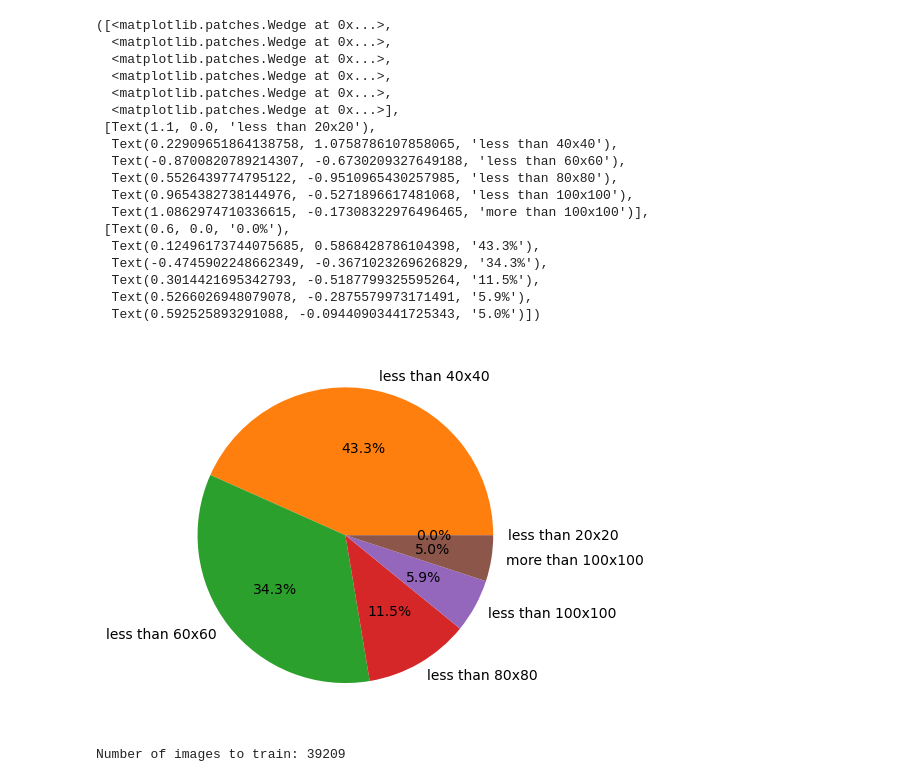
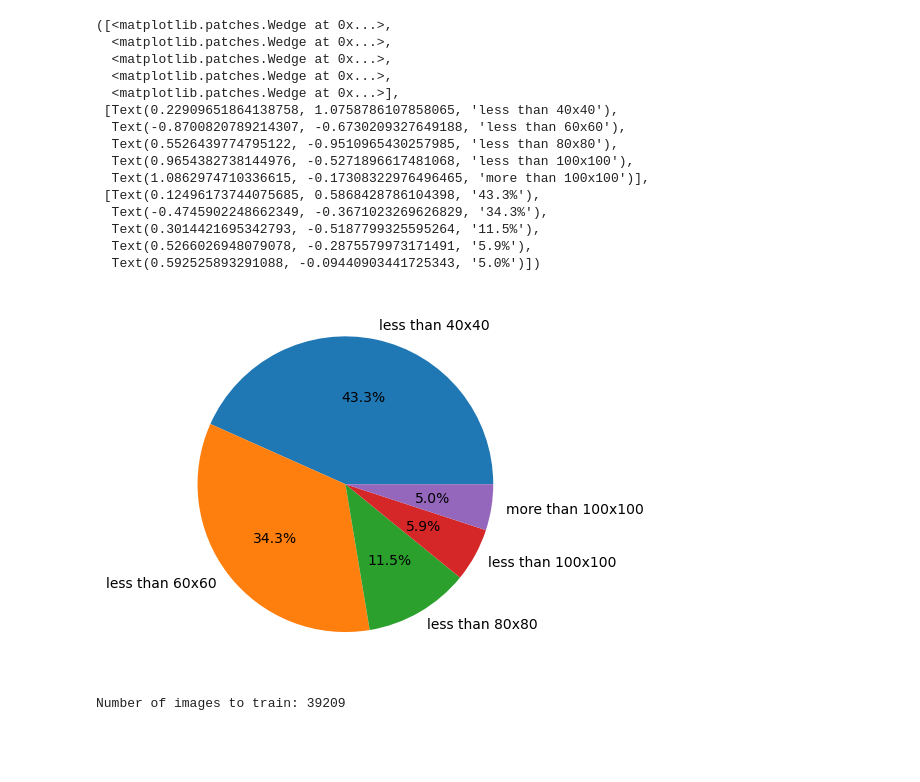
Before and after one commit to EmanGM/TAA-project1, a Jupyter notebook: code/Data Analysis.ipynb, the cells around one changed output. Saved outputs shown, nothing was run; the diff lists cells and outputs as text; code cells hidden in the pictures; blank space fills up the shorter version.

```diff
--- a/code/Data Analysis.ipynb
+++ b/code/Data Analysis.ipynb
@@ -9,42 +9,38 @@ from collections import Counter, OrderedDict
 train_dataset = []
 train_dimensions = []
 with open("../archive/Train.csv", "r") as train_stats:
     for line in train_stats:
         if not line.startswith("Width"):
             columns = line.split(",")
             train_dataset.append(int(columns[-2]))
             train_dimensions.append(int(columns[0]) * int(columns[0]))
 
 train_dimensions = np.array(train_dimensions)
 by_pixels = []
-by_pixels.append((train_dimensions <= 20*20).sum())
-by_pixels.append(len([i for i in train_dimensions if 20*20 < i <= 40*40]))
+by_pixels.append((train_dimensions <= 40*40).sum())
 by_pixels.append(len([i for i in train_dimensions if 40*40 < i <= 60*60]))
 by_pixels.append(len([i for i in train_dimensions if 60*60 < i <= 80*80]))
 by_pixels.append(len([i for i in train_dimensions if 80*80 < i <= 100*100]))
 by_pixels.append((train_dimensions > 100*100).sum())
 fig, ax = plt.subplots()
-ax.pie(by_pixels, labels=["less than 20x20", "less than 40x40", "less than 60x60", "less than 80x80", "less than 100x100", "more than 100x100"], autopct='%1.1f%%')
+ax.pie(by_pixels, labels=["less than 40x40", "less than 60x60", "less than 80x80", "less than 100x100", "more than 100x100"], autopct='%1.1f%%')
 # %% [output]
 ([<matplotlib.patches.Wedge at 0x...>,
   <matplotlib.patches.Wedge at 0x...>,
   <matplotlib.patches.Wedge at 0x...>,
   <matplotlib.patches.Wedge at 0x...>,
-  <matplotlib.patches.Wedge at 0x...>,
   <matplotlib.patches.Wedge at 0x...>],
- [Text(1.1, 0.0, 'less than 20x20'),
-  Text(0.22909651864138758, 1.0758786107858065, 'less than 40x40'),
+ [Text(0.22909651864138758, 1.0758786107858065, 'less than 40x40'),
   Text(-0.8700820789214307, -0.6730209327649188, 'less than 60x60'),
   Text(0.5526439774795122, -0.9510965430257985, 'less than 80x80'),
   Text(0.9654382738144976, -0.5271896617481068, 'less than 100x100'),
   Text(1.0862974710336615, -0.17308322976496465, 'more than 100x100')],
- [Text(0.6, 0.0, '0.0%'),
-  Text(0.12496173744075685, 0.5868428786104398, '43.3%'),
+ [Text(0.12496173744075685, 0.5868428786104398, '43.3%'),
   Text(-0.4745902248662349, -0.3671023269626829, '34.3%'),
   Text(0.3014421695342793, -0.5187799325595264, '11.5%'),
   Text(0.5266026948079078, -0.2875579973171491, '5.9%'),
   Text(0.592525893291088, -0.09440903441725343, '5.0%')])
-[figure, old version]
+[figure, new version]
 # %%
 print("Number of images to train:", len(train_dataset))
 counter = dict(Counter(train_dataset))
```
Also changed, not shown: 8 other files.
